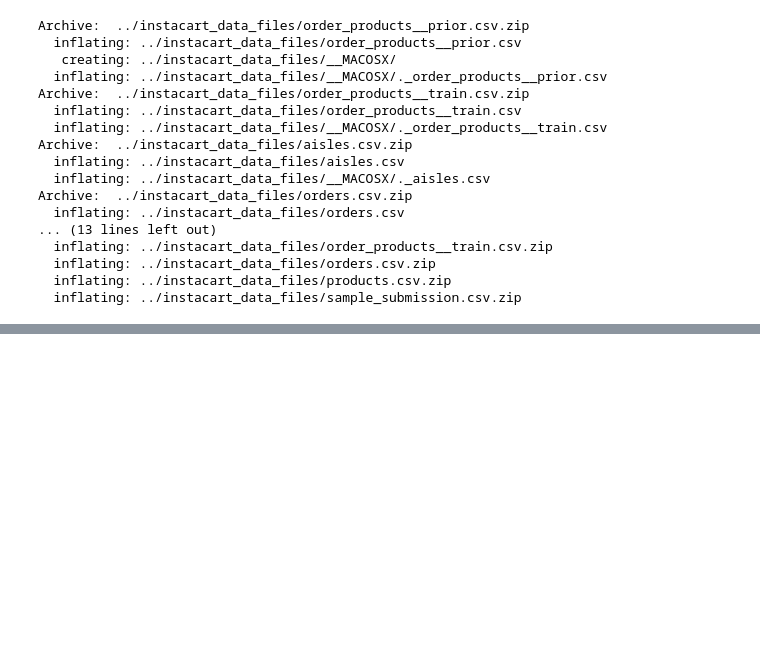
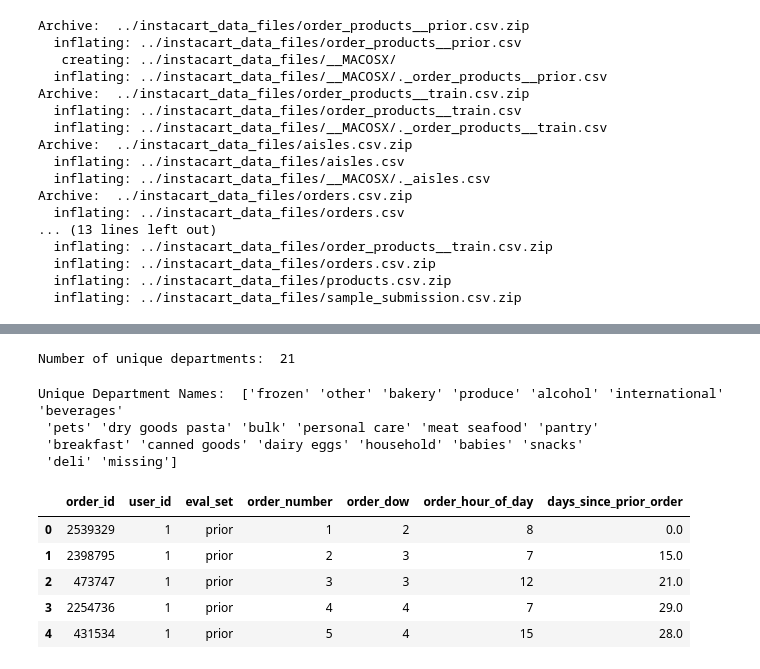
Before and after one commit to deeksha9107/instacart_market_basket_analysis, a Jupyter notebook: Instacart Market Basket Analysis 1.ipynb, the cells around one changed output, grey strips where cells are left out. Cells and saved outputs as stored; diff of their text form; code cells hidden in the pictures; blank space fills up the shorter version.

Commit message:
Data description aisles departments

```diff
--- a/Instacart Market Basket Analysis 1.ipynb
+++ b/Instacart Market Basket Analysis 1.ipynb
@@ -106,0 +175,11 @@ products = pd.read_csv(root + 'products.csv')
+# %%
+print("Number of unique departments: ", len(departments.department_id.unique()))
+# %% [output]
+Number of unique departments:  21
+# %%
+print("Unique Department Names: ", departments.department.unique())
+# %% [output]
+Unique Department Names:  ['frozen' 'other' 'bakery' 'produce' 'alcohol' 'international' 'beverages'
+ 'pets' 'dry goods pasta' 'bulk' 'personal care' 'meat seafood' 'pantry'
+ 'breakfast' 'canned goods' 'dairy eggs' 'household' 'babies' 'snacks'
+ 'deli' 'missing']
@@ -106,0 +188,9 @@ products = pd.read_csv(root + 'products.csv')
+# %%
+orders.head()
+# %% [output]
+|  | order_id | user_id | eval_set | order_number | order_dow | order_hour_of_day | days_since_prior_order |
+| 0 | 2539329 | 1 | prior | 1 | 2 | 8 | 0.0 |
+| 1 | 2398795 | 1 | prior | 2 | 3 | 7 | 15.0 |
+| 2 | 473747 | 1 | prior | 3 | 3 | 12 | 21.0 |
+| 3 | 2254736 | 1 | prior | 4 | 4 | 7 | 29.0 |
+| 4 | 431534 | 1 | prior | 5 | 4 | 15 | 28.0 |
```
Also changed, not shown: parts of 16 cells of this notebook, 1 other file.
